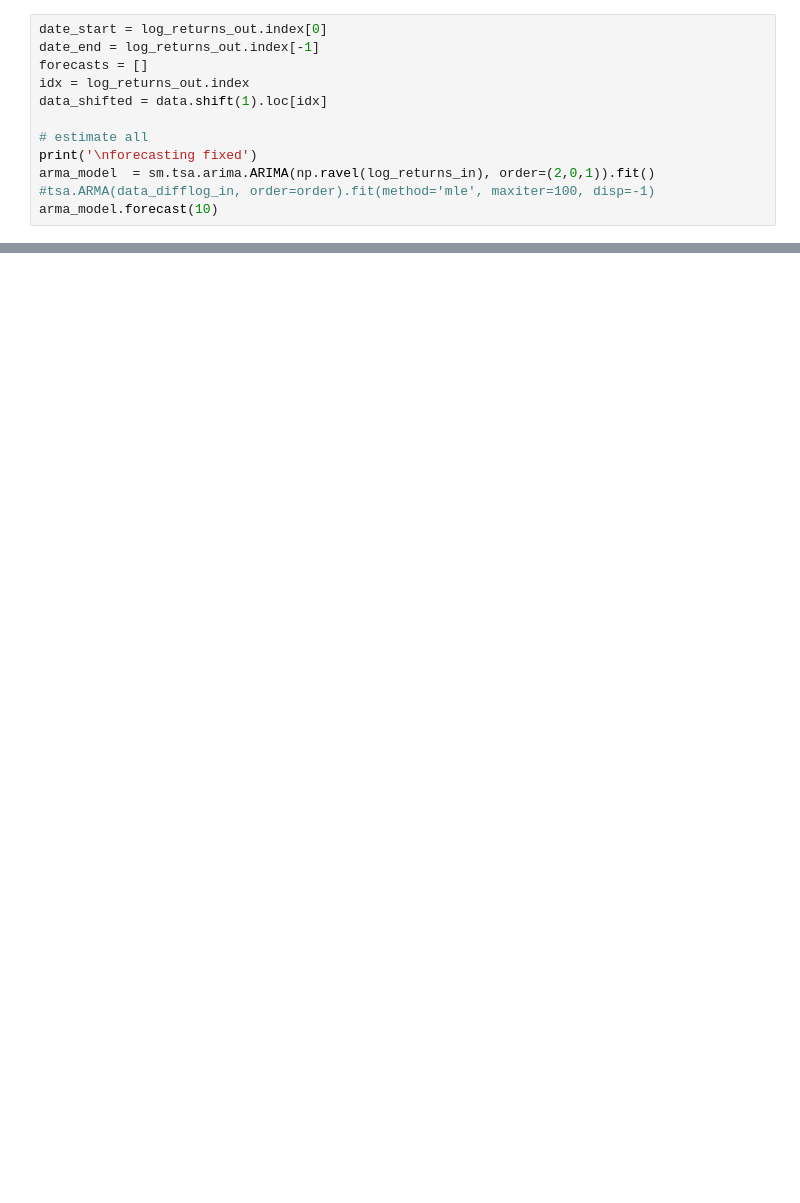
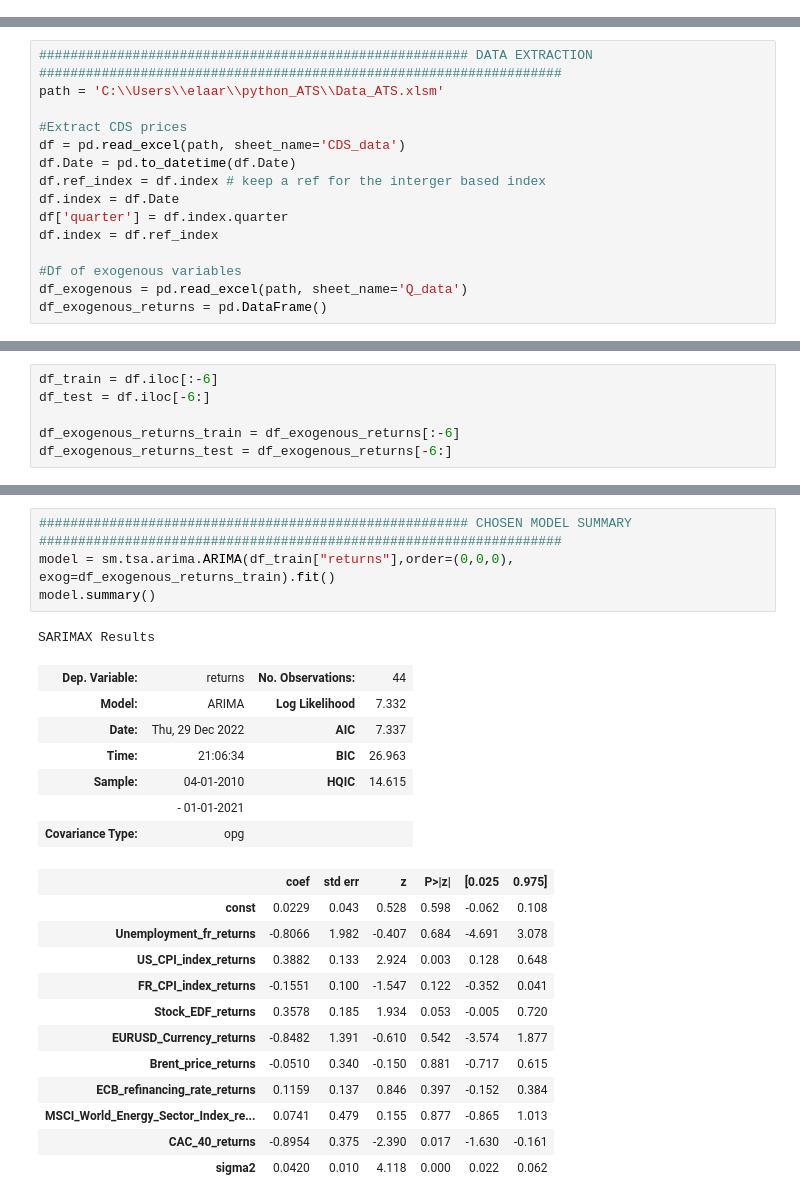
Before and after one commit to ELAARADI/Projects, a Jupyter notebook: ARIMA_stock_analysis.ipynb, the cells around one changed output, grey strips where cells are left out. Drawn from its saved outputs; the diff is of its cells as text; blank space fills up the shorter version.

```diff
--- a/ARIMA_stock_analysis.ipynb
+++ b/ARIMA_stock_analysis.ipynb
@@ -382,11 +0,0 @@ Warnings:
-# %%
-date_start = log_returns_out.index[0]
-date_end = log_returns_out.index[-1]
-forecasts = []
-idx = log_returns_out.index
-data_shifted = data.shift(1).loc[idx]
-
-# estimate all
-print('\nforecasting fixed')
-arma_model  = sm.tsa.arima.ARIMA(np.ravel(log_returns_in), order=(2,0,1)).fit() #tsa.ARMA(data_difflog_in, order=order).fit(method='mle', maxiter=100, disp=-1)
-arma_model.forecast(10)
@@ -622,0 +20,15 @@ AttributeError: 'DataMessage' object has no attribute 'write'
+# %%
+####################################################### DATA EXTRACTION ###################################################################
+path = 'C:\\Users\\elaar\\python_ATS\\Data_ATS.xlsm'
+
+#Extract CDS prices
+df = pd.read_excel(path, sheet_name='CDS_data')
+df.Date = pd.to_datetime(df.Date)
+df.ref_index = df.index # keep a ref for the interger based index
+df.index = df.Date
+df['quarter'] = df.index.quarter
+df.index = df.ref_index
+
+#Df of exogenous variables
+df_exogenous = pd.read_excel(path, sheet_name='Q_data')
+df_exogenous_returns = pd.DataFrame()
@@ -622,0 +220,6 @@ AttributeError: 'DataMessage' object has no attribute 'write'
+# %%
+df_train = df.iloc[:-6]
+df_test = df.iloc[-6:]
+
+df_exogenous_returns_train = df_exogenous_returns[:-6]
+df_exogenous_returns_test = df_exogenous_returns[-6:]
@@ -622,0 +261,25 @@ AttributeError: 'DataMessage' object has no attribute 'write'
+# %%
+####################################################### CHOSEN MODEL SUMMARY ###################################################################
+model = sm.tsa.arima.ARIMA(df_train["returns"],order=(0,0,0), exog=df_exogenous_returns_train).fit()
+model.summary()
+# %% [output]
+SARIMAX Results
+| Dep. Variable: | returns | No. Observations: | 44 |
+| Model: | ARIMA | Log Likelihood | 7.332 |
+| Date: | Thu, 29 Dec 2022 | AIC | 7.337 |
+| Time: | 21:06:34 | BIC | 26.963 |
+| Sample: | 04-01-2010 | HQIC | 14.615 |
+|  | - 01-01-2021 |  |  |
+| Covariance Type: | opg |  |  |
+|  | coef | std err | z | P>|z| | [0.025 | 0.975] |
+| const | 0.0229 | 0.043 | 0.528 | 0.598 | -0.062 | 0.108 |
+| Unemployment_fr_returns | -0.8066 | 1.982 | -0.407 | 0.684 | -4.691 | 3.078 |
+| US_CPI_index_returns | 0.3882 | 0.133 | 2.924 | 0.003 | 0.128 | 0.648 |
+| FR_CPI_index_returns | -0.1551 | 0.100 | -1.547 | 0.122 | -0.352 | 0.041 |
+| Stock_EDF_returns | 0.3578 | 0.185 | 1.934 | 0.053 | -0.005 | 0.720 |
+| EURUSD_Currency_returns | -0.8482 | 1.391 | -0.610 | 0.542 | -3.574 | 1.877 |
+| Brent_price_returns | -0.0510 | 0.340 | -0.150 | 0.881 | -0.717 | 0.615 |
+| ECB_refinancing_rate_returns | 0.1159 | 0.137 | 0.846 | 0.397 | -0.152 | 0.384 |
+| MSCI_World_Energy_Sector_Index_re... | 0.0741 | 0.479 | 0.155 | 0.877 | -0.865 | 1.013 |
+| CAC_40_returns | -0.8954 | 0.375 | -2.390 | 0.017 | -1.630 | -0.161 |
+| sigma2 | 0.0420 | 0.010 | 4.118 | 0.000 | 0.022 | 0.062 |
```
Also changed, not shown: parts of 50 cells of this notebook, 1 other file.
